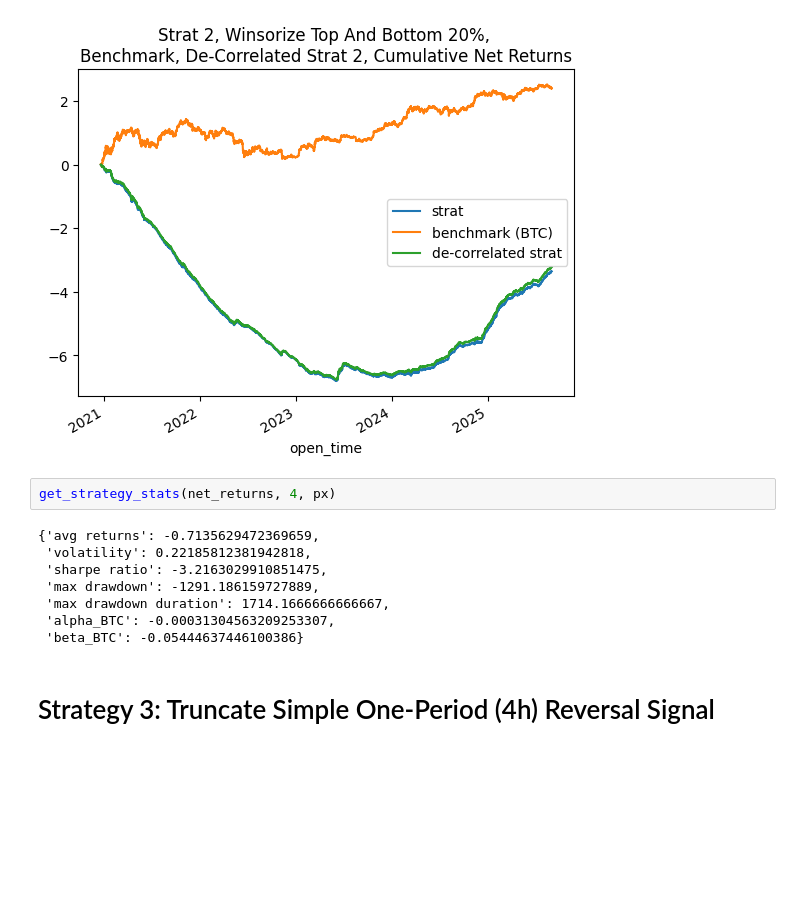
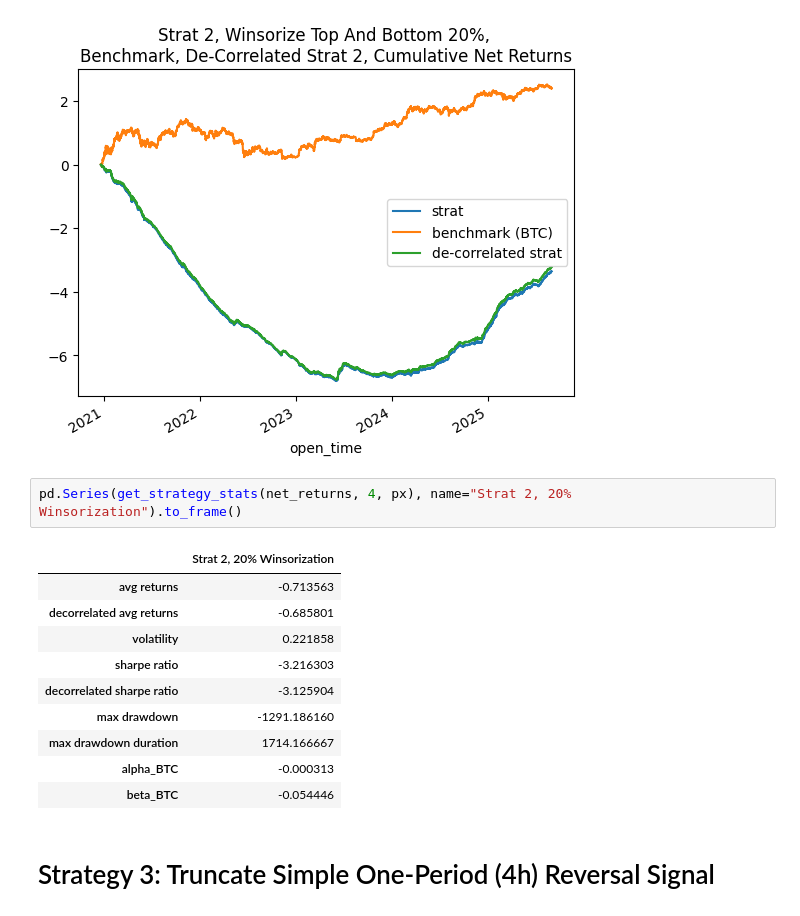
Before and after one commit to wbchristerson/crypto-strategies, a Jupyter notebook: simple_reversal.ipynb, the cells around one changed output. Saved outputs shown, nothing was run; the diff lists cells and outputs as text; blank space fills up the shorter version.

```diff
--- a/simple_reversal.ipynb
+++ b/simple_reversal.ipynb
@@ -350,15 +359,18 @@ graph_df.cumsum().plot(title = "Strat 2, Winsorize Top And Bottom 20%, \nBenchma
 <Axes: title={'center': 'Strat 2, Winsorize Top And Bottom 20%, \nBenchmark, De-Correlated Strat 2, Cumulative Net Returns'}, xlabel='open_time'>
 [figure]
 # %%
-get_strategy_stats(net_returns, 4, px)
+pd.Series(get_strategy_stats(net_returns, 4, px), name="Strat 2, 20% Winsorization").to_frame()
 # %% [output]
-{'avg returns': -0.7135629472369659,
- 'volatility': 0.22185812381942818,
- 'sharpe ratio': -3.2163029910851475,
- 'max drawdown': -1291.186159727889,
- 'max drawdown duration': 1714.1666666666667,
- 'alpha_BTC': -0.00031304563209253307,
- 'beta_BTC': -0.05444637446100386}
+|  | Strat 2, 20% Winsorization |
+| avg returns | -0.713563 |
+| decorrelated avg returns | -0.685801 |
+| volatility | 0.221858 |
+| sharpe ratio | -3.216303 |
+| decorrelated sharpe ratio | -3.125904 |
+| max drawdown | -1291.186160 |
+| max drawdown duration | 1714.166667 |
+| alpha_BTC | -0.000313 |
+| beta_BTC | -0.054446 |
 # %% [markdown]
 # Strategy 3: Truncate Simple One-Period (4h) Reversal Signal
 # %%
```
Also changed, not shown: parts of 37 cells of this notebook, 2 other files.
